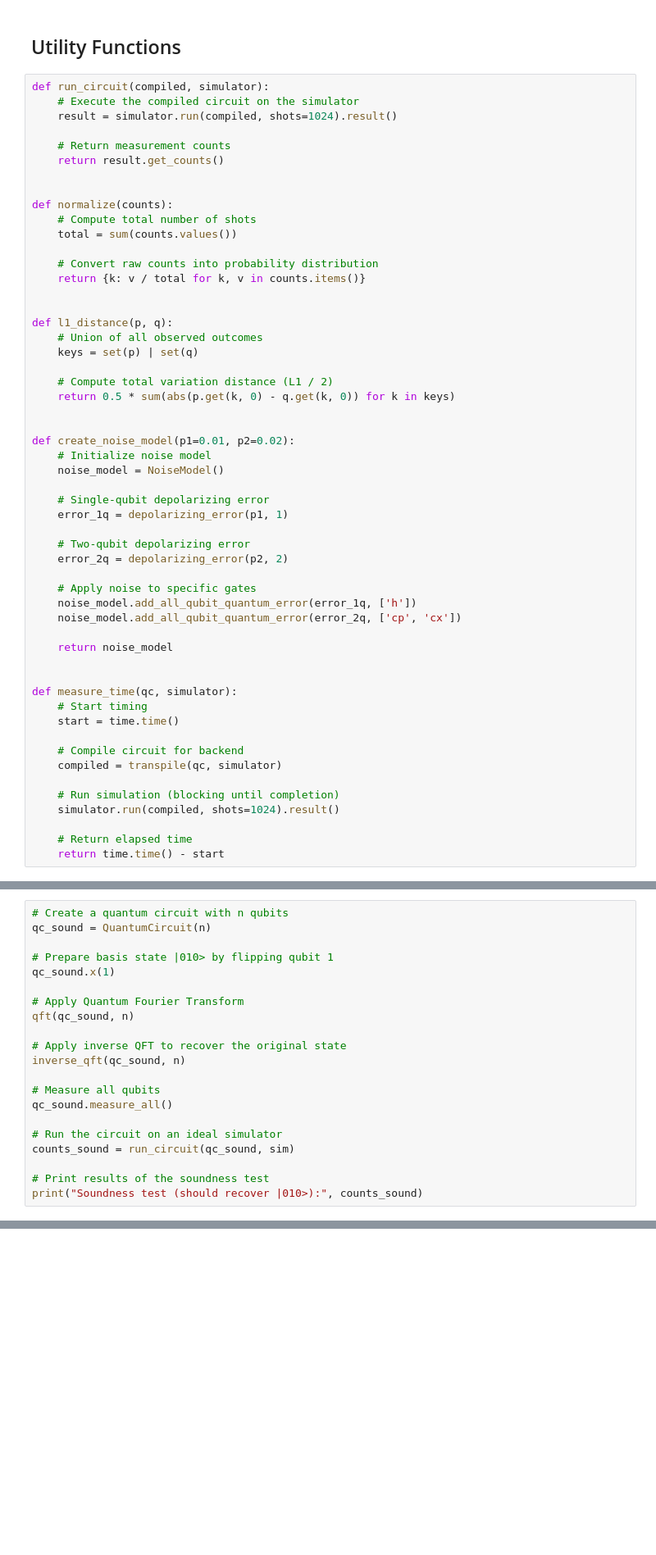
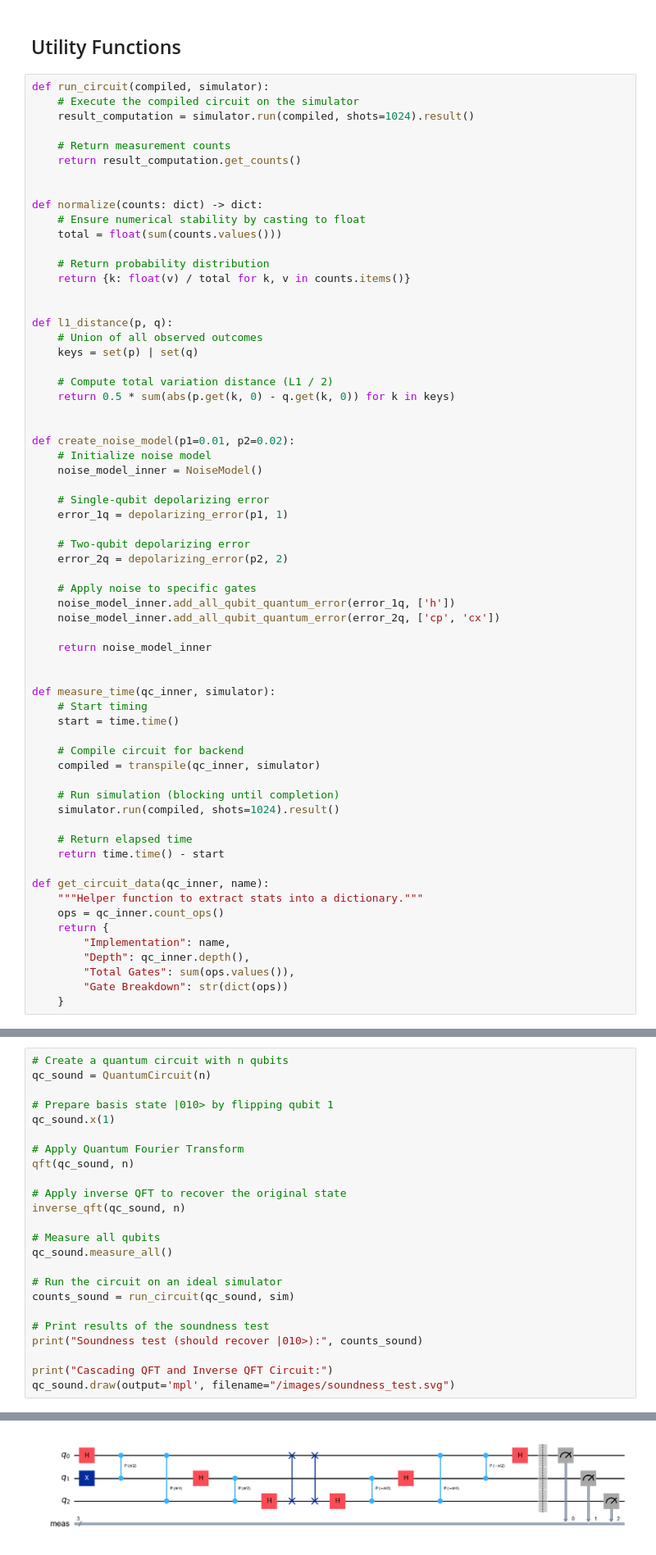
Before and after one commit to FurTh3r/QuantumFourierTransform, a Jupyter notebook: qft_notebook.ipynb, the cells around one changed output, grey strips where cells are left out. Shown at 82% size. Drawn from its saved outputs; the diff is of its cells as text; blank space fills up the shorter version.

```diff
--- a/qft_notebook.ipynb
+++ b/qft_notebook.ipynb
@@ -112,18 +213,18 @@ def qft_approx(qc, n, threshold=0.1):
 # %%
 def run_circuit(compiled, simulator):
     # Execute the compiled circuit on the simulator
-    result = simulator.run(compiled, shots=1024).result()
+    result_computation = simulator.run(compiled, shots=1024).result()
 
     # Return measurement counts
-    return result.get_counts()
+    return result_computation.get_counts()
 
 
-def normalize(counts):
-    # Compute total number of shots
-    total = sum(counts.values())
+def normalize(counts: dict) -> dict:
+    # Ensure numerical stability by casting to float
+    total = float(sum(counts.values()))
 
-    # Convert raw counts into probability distribution
-    return {k: v / total for k, v in counts.items()}
+    # Return probability distribution
+    return {k: float(v) / total for k, v in counts.items()}
 
 
 def l1_distance(p, q):
@@ -136,7 +237,7 @@ def l1_distance(p, q):
 
 def create_noise_model(p1=0.01, p2=0.02):
     # Initialize noise model
-    noise_model = NoiseModel()
+    noise_model_inner = NoiseModel()
 
     # Single-qubit depolarizing error
     error_1q = depolarizing_error(p1, 1)
@@ -145,23 +246,33 @@ def create_noise_model(p1=0.01, p2=0.02):
     error_2q = depolarizing_error(p2, 2)
 
     # Apply noise to specific gates
-    noise_model.add_all_qubit_quantum_error(error_1q, ['h'])
-    noise_model.add_all_qubit_quantum_error(error_2q, ['cp', 'cx'])
+    noise_model_inner.add_all_qubit_quantum_error(error_1q, ['h'])
+    noise_model_inner.add_all_qubit_quantum_error(error_2q, ['cp', 'cx'])
 
-    return noise_model
+    return noise_model_inner
 
 
-def measure_time(qc, simulator):
+def measure_time(qc_inner, simulator):
     # Start timing
     start = time.time()
 
     # Compile circuit for backend
-    compiled = transpile(qc, simulator)
+    compiled = transpile(qc_inner, simulator)
 
     # Run simulation (blocking until completion)
     simulator.run(compiled, shots=1024).result()
 
     # Return elapsed time
     return time.time() - start
+
+def get_circuit_data(qc_inner, name):
+    """Helper function to extract stats into a dictionary."""
+    ops = qc_inner.count_ops()
+    return {
+        "Implementation": name,
+        "Depth": qc_inner.depth(),
+        "Total Gates": sum(ops.values()),
+        "Gate Breakdown": str(dict(ops))
+    }
 # %% [markdown]
 ---
@@ -217,5 +328,8 @@ counts_sound = run_circuit(qc_sound, sim)
 
 # Print results of the soundness test
 print("Soundness test (should recover |010>):", counts_sound)
+
+print("Cascading QFT and Inverse QFT Circuit:")
+qc_sound.draw(output='mpl', filename="/images/soundness_test.svg")
 # %% [output]
 Soundness test (should recover |010>): {'010': 1024}
@@ -222 +337,2 @@ Soundness test (should recover |010>): {'010': 1024}
+[figure, added]
 # %% [markdown]
```
Also changed, not shown: parts of 53 cells of this notebook, 1 other file.
